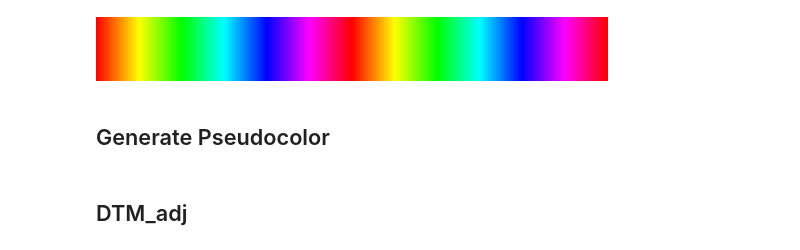
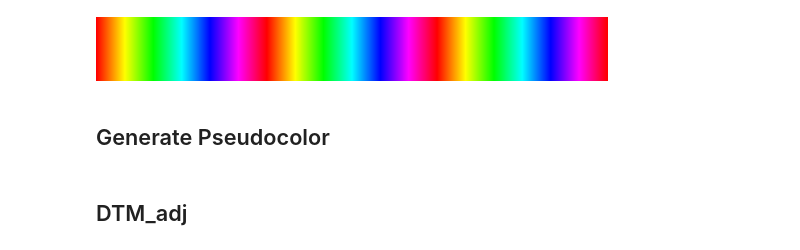
Before and after one commit to Shuyang-Wang/ontario-dtm, a Jupyter notebook: preprocess.ipynb, the cells around one changed output. Cells and saved outputs as stored; diff of their text form; code cells hidden in the pictures.

```diff
--- a/preprocess.ipynb
+++ b/preprocess.ipynb
@@ -58,33 +58,33 @@ regional_max = 277.5215
 # %%
 import numpy as np
 import matplotlib.pyplot as plt
 from matplotlib.colors import ListedColormap, hsv_to_rgb
 
 def double_hue_cmap(name='double_hue'):
     # Create an array of values from 0 to 1
     x = np.linspace(0, 1, 2560)
 
     # Map x to hue values that cycle from 0 to 2 (twice around the hue circle)
-    h = np.mod(2 * x, 1)
+    h = np.mod(3 * x, 1)
 
     # Saturation and Value are fixed at 1
     s = np.ones_like(h)
     v = np.ones_like(h)
 
     # Stack to get HSV values
     hsv = np.stack((h, s, v), axis=1)
     # Convert HSV to RGB
     rgb = hsv_to_rgb(hsv)
 
     # Create a ListedColormap
     cmap = ListedColormap(rgb, name=name)
     return cmap
 
 # Create the custom colormap
 double_cmap = double_hue_cmap()
 double_cmap
 # %% [output]
-[figure, old version]
+[figure, new version]
 # %% [markdown]
 ## Generate Pseudocolor
 # %%
```
Also changed, not shown: parts of 7 cells of this notebook, 3 other files.
